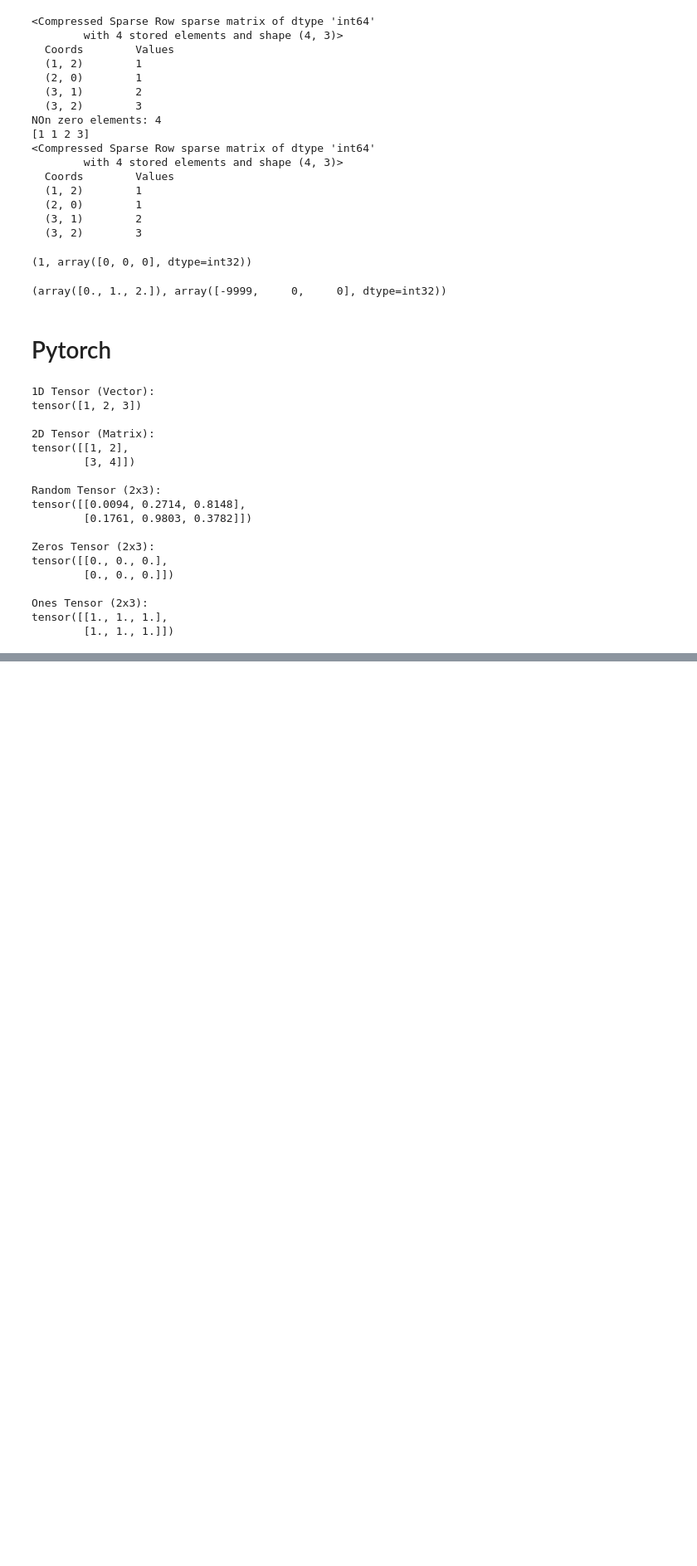
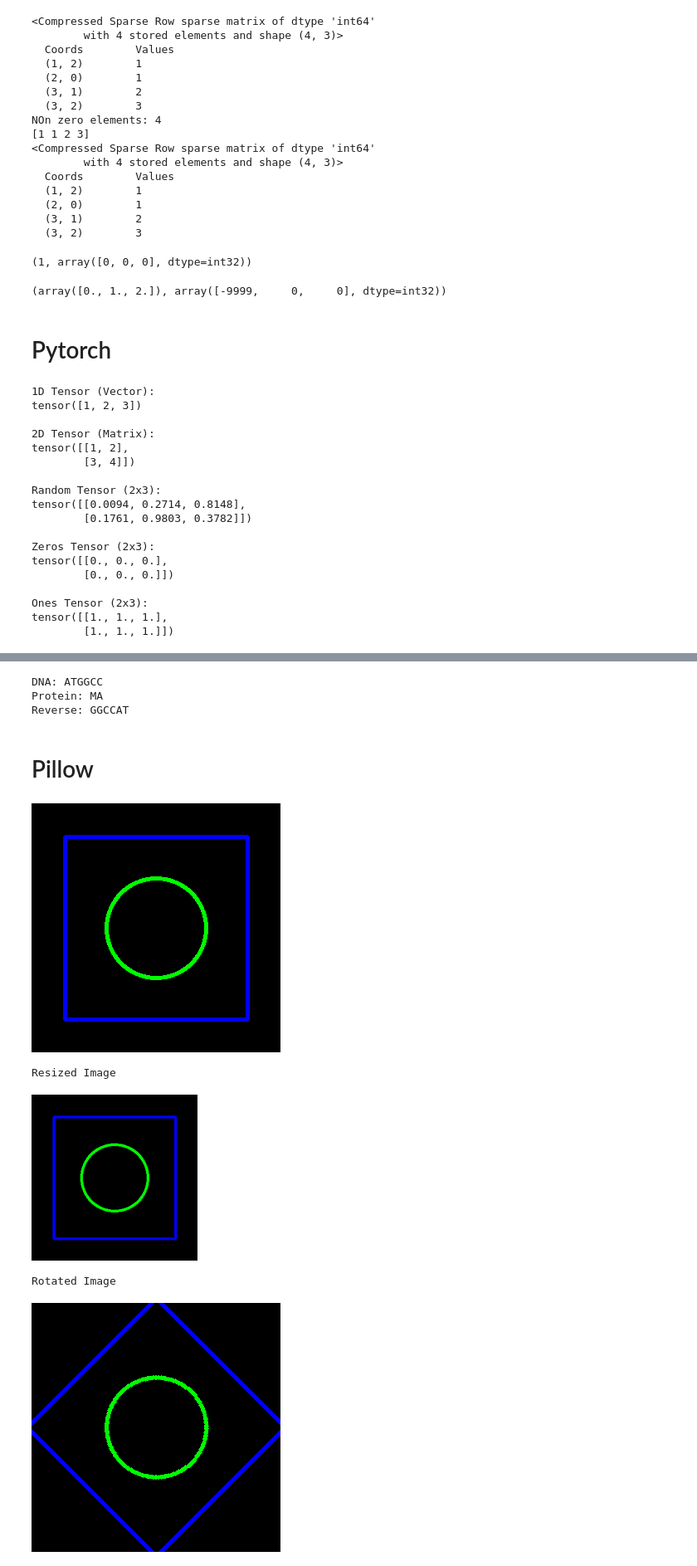
Before and after one commit to hridya-r-n/MCA-lab, a Jupyter notebook: Hridya.ipynb, the cells around one changed output, grey strips where cells are left out. Shown at 83% size. Cells and saved outputs as stored; diff of their text form; code cells hidden in the pictures; blank space fills up the shorter version.

```diff
--- a/Hridya.ipynb
+++ b/Hridya.ipynb
@@ -418,0 +621,34 @@ element=
+# %%
+from Bio.Seq import Seq
+
+dna = Seq("ATGGCC")
+
+print("DNA:", dna)
+print("Protein:", dna.translate())
+print("Reverse:", dna.reverse_complement())
+# %% [output]
+DNA: ATGGCC
+Protein: MA
+Reverse: GGCCAT
+# %% [markdown]
+# Pillow
+# %%
+from PIL import Image
+from IPython.display import display
+
+img = Image.open("download.png")
+display(img)
+
+resized = img.resize((200, 200))
+print("Resized Image")
+display(resized)
+
+rotated = img.rotate(45)
+print("Rotated Image")
+display(rotated)
+# %% [output]
+[figure, added]
+Resized Image
+[figure, added]
+Rotated Image
+[figure, added]
```
Also changed, not shown: parts of 17 cells of this notebook.
